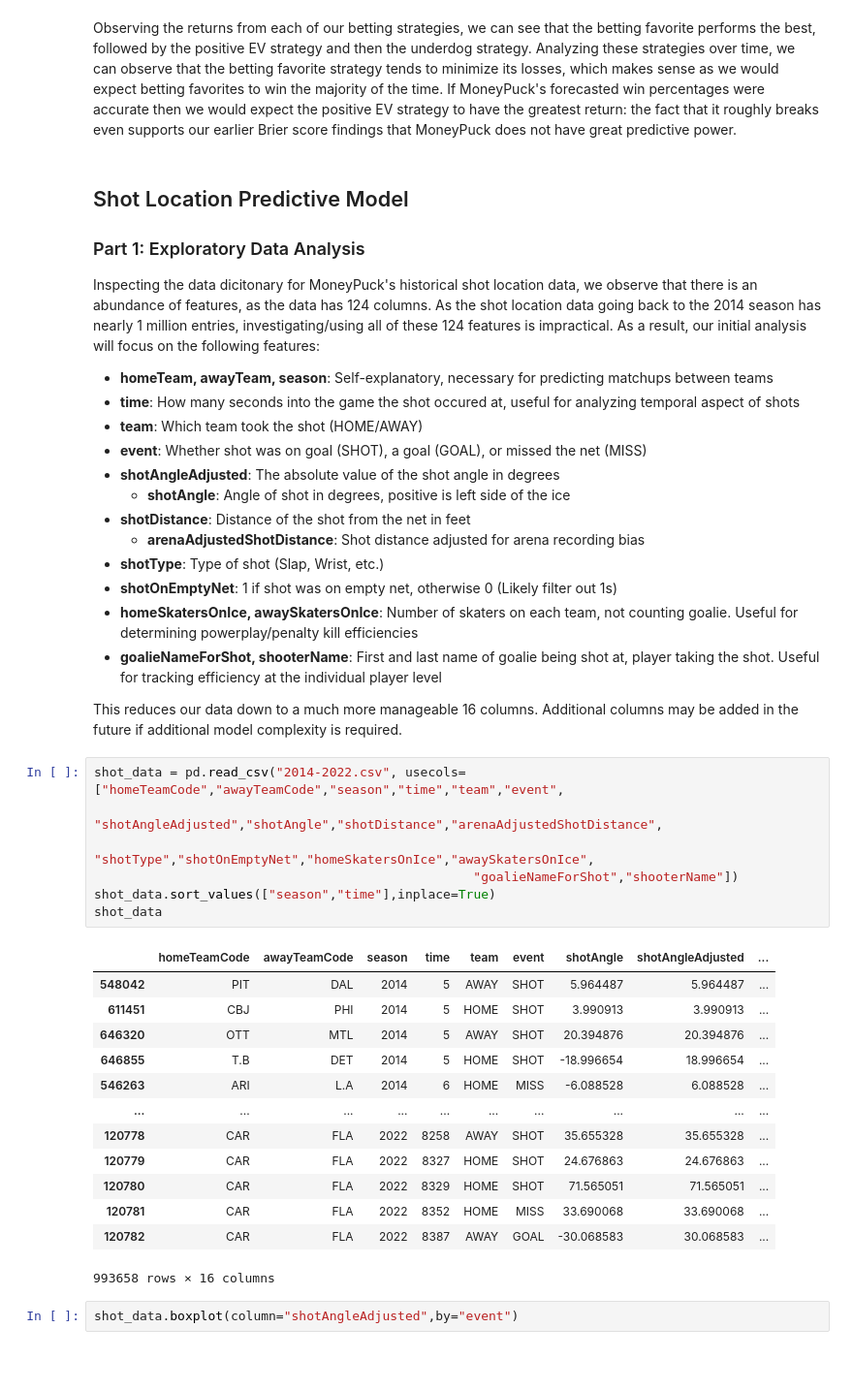
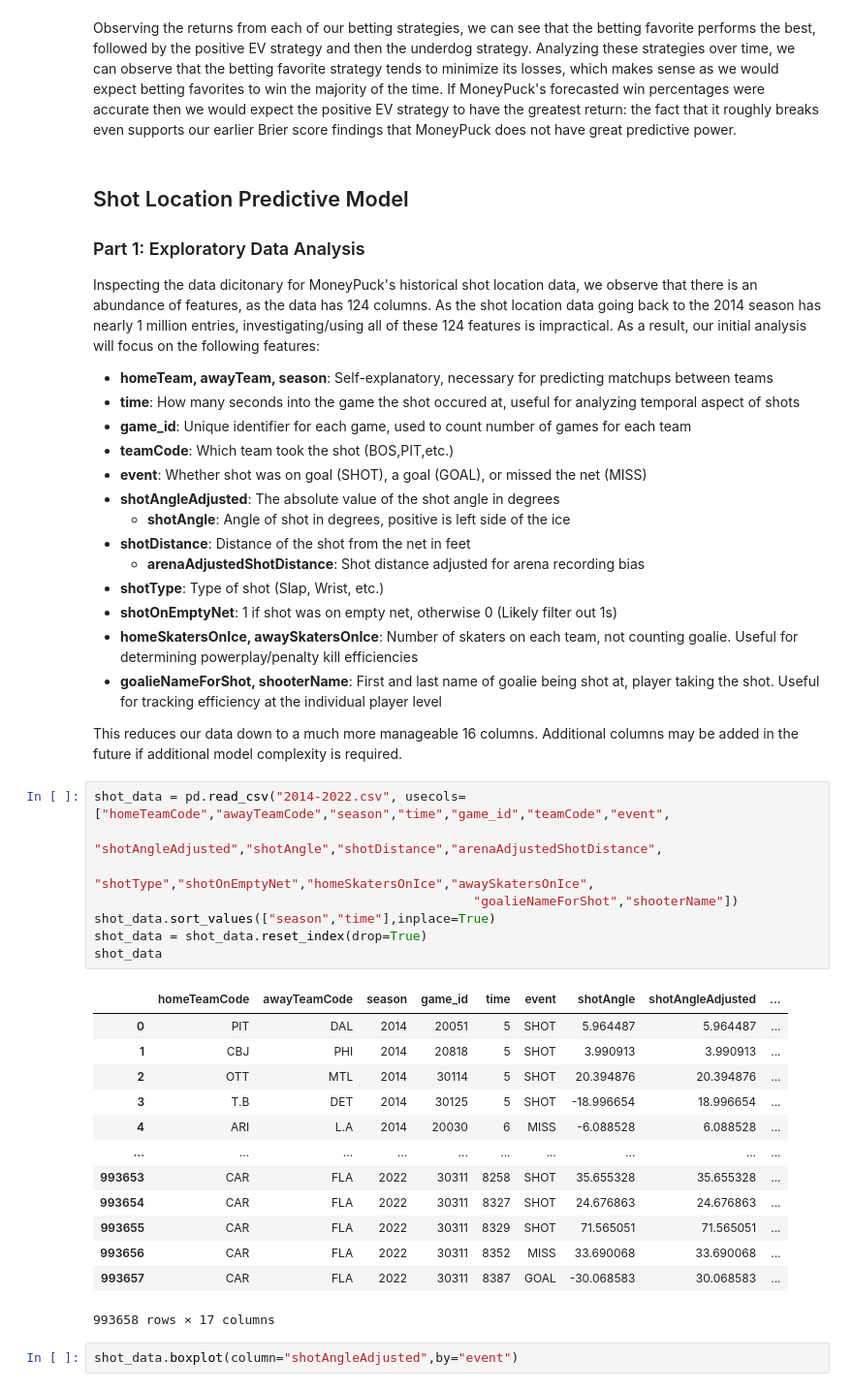
Before and after one commit to traskcon/NHL-Predictions, a Jupyter notebook: NHL-EDGE-Predictions.ipynb, the cells around one changed output. Shown at 97% size. Saved outputs shown, nothing was run; the diff lists cells and outputs as text; blank space fills up the shorter version.

Commit message:
Completed data cleaning for model

```diff
--- a/NHL-EDGE-Predictions.ipynb
+++ b/NHL-EDGE-Predictions.ipynb
@@ -310,7 +312,8 @@ Observing the returns from each of our betting strategies, we can see that the b
 Inspecting the data dicitonary for MoneyPuck's historical shot location data, we observe that there is an abundance of features, as the data has 124 columns. As the shot location data going back to the 2014 season has nearly 1 million entries, investigating/using all of these 124 features is impractical. As a result, our initial analysis will focus on the following features:
 * **homeTeam, awayTeam, season**: Self-explanatory, necessary for predicting matchups between teams
 * **time**: How many seconds into the game the shot occured at, useful for analyzing temporal aspect of shots
-* **team**: Which team took the shot (HOME/AWAY)
+* **game_id**: Unique identifier for each game, used to count number of games for each team
+* **teamCode**: Which team took the shot (BOS,PIT,etc.)
 * **event**: Whether shot was on goal (SHOT), a goal (GOAL), or missed the net (MISS)
 * **shotAngleAdjusted**: The absolute value of the shot angle in degrees
     * **shotAngle**: Angle of shot in degrees, positive is left side of the ice
@@ -323,26 +326,27 @@ Inspecting the data dicitonary for MoneyPuck's historical shot location data, we
 
 This reduces our data down to a much more manageable 16 columns. Additional columns may be added in the future if additional model complexity is required.
 # %%
-shot_data = pd.read_csv("2014-2022.csv", usecols=["homeTeamCode","awayTeamCode","season","time","team","event",
+shot_data = pd.read_csv("2014-2022.csv", usecols=["homeTeamCode","awayTeamCode","season","time","game_id","teamCode","event",
                                                   "shotAngleAdjusted","shotAngle","shotDistance","arenaAdjustedShotDistance",
                                                   "shotType","shotOnEmptyNet","homeSkatersOnIce","awaySkatersOnIce",
                                                   "goalieNameForShot","shooterName"])
 shot_data.sort_values(["season","time"],inplace=True)
+shot_data = shot_data.reset_index(drop=True)
 shot_data
 # %% [output]
-|  | homeTeamCode | awayTeamCode | season | time | team | event | shotAngle | shotAngleAdjusted | ... |
-| 548042 | PIT | DAL | 2014 | 5 | AWAY | SHOT | 5.964487 | 5.964487 | ... |
-| 611451 | CBJ | PHI | 2014 | 5 | HOME | SHOT | 3.990913 | 3.990913 | ... |
-| 646320 | OTT | MTL | 2014 | 5 | AWAY | SHOT | 20.394876 | 20.394876 | ... |
-| 646855 | T.B | DET | 2014 | 5 | HOME | SHOT | -18.996654 | 18.996654 | ... |
-| 546263 | ARI | L.A | 2014 | 6 | HOME | MISS | -6.088528 | 6.088528 | ... |
+|  | homeTeamCode | awayTeamCode | season | game_id | time | event | shotAngle | shotAngleAdjusted | ... |
+| 0 | PIT | DAL | 2014 | 20051 | 5 | SHOT | 5.964487 | 5.964487 | ... |
+| 1 | CBJ | PHI | 2014 | 20818 | 5 | SHOT | 3.990913 | 3.990913 | ... |
+| 2 | OTT | MTL | 2014 | 30114 | 5 | SHOT | 20.394876 | 20.394876 | ... |
+| 3 | T.B | DET | 2014 | 30125 | 5 | SHOT | -18.996654 | 18.996654 | ... |
+| 4 | ARI | L.A | 2014 | 20030 | 6 | MISS | -6.088528 | 6.088528 | ... |
 | ... | ... | ... | ... | ... | ... | ... | ... | ... | ... |
-| 120778 | CAR | FLA | 2022 | 8258 | AWAY | SHOT | 35.655328 | 35.655328 | ... |
-| 120779 | CAR | FLA | 2022 | 8327 | HOME | SHOT | 24.676863 | 24.676863 | ... |
-| 120780 | CAR | FLA | 2022 | 8329 | HOME | SHOT | 71.565051 | 71.565051 | ... |
-| 120781 | CAR | FLA | 2022 | 8352 | HOME | MISS | 33.690068 | 33.690068 | ... |
-| 120782 | CAR | FLA | 2022 | 8387 | AWAY | GOAL | -30.068583 | 30.068583 | ... |
+| 993653 | CAR | FLA | 2022 | 30311 | 8258 | SHOT | 35.655328 | 35.655328 | ... |
+| 993654 | CAR | FLA | 2022 | 30311 | 8327 | SHOT | 24.676863 | 24.676863 | ... |
+| 993655 | CAR | FLA | 2022 | 30311 | 8329 | SHOT | 71.565051 | 71.565051 | ... |
+| 993656 | CAR | FLA | 2022 | 30311 | 8352 | MISS | 33.690068 | 33.690068 | ... |
+| 993657 | CAR | FLA | 2022 | 30311 | 8387 | GOAL | -30.068583 | 30.068583 | ... |
-993658 rows × 16 columns
+993658 rows × 17 columns
 # %%
 shot_data.boxplot(column="shotAngleAdjusted",by="event")
 # %% [output]
```
Also changed, not shown: parts of 13 cells of this notebook.
